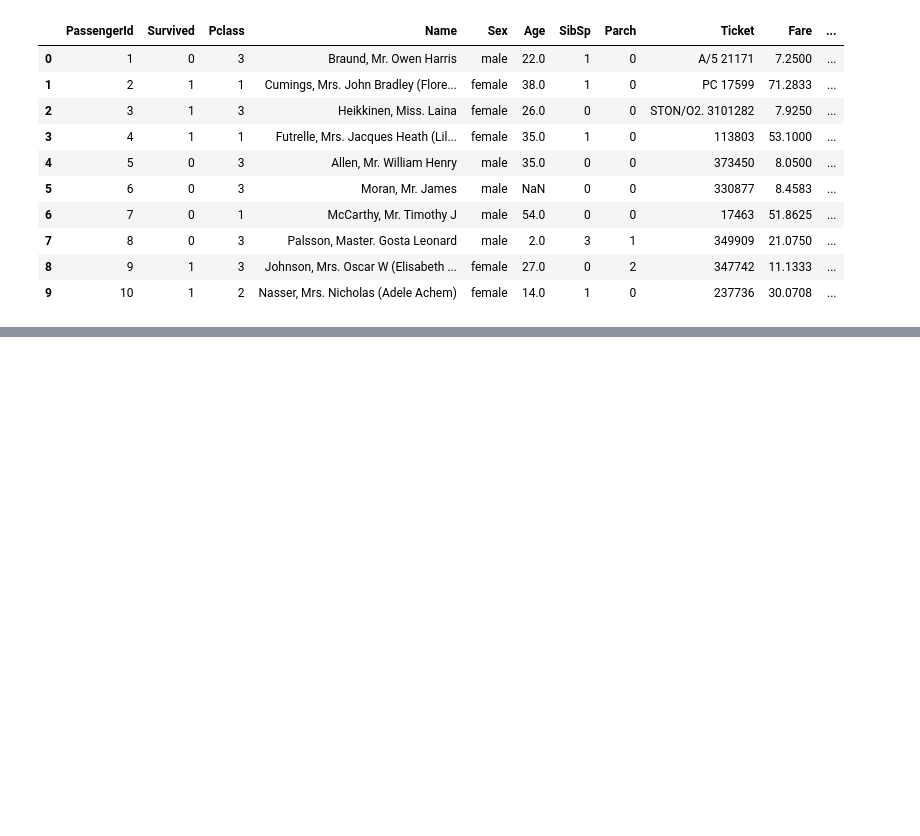
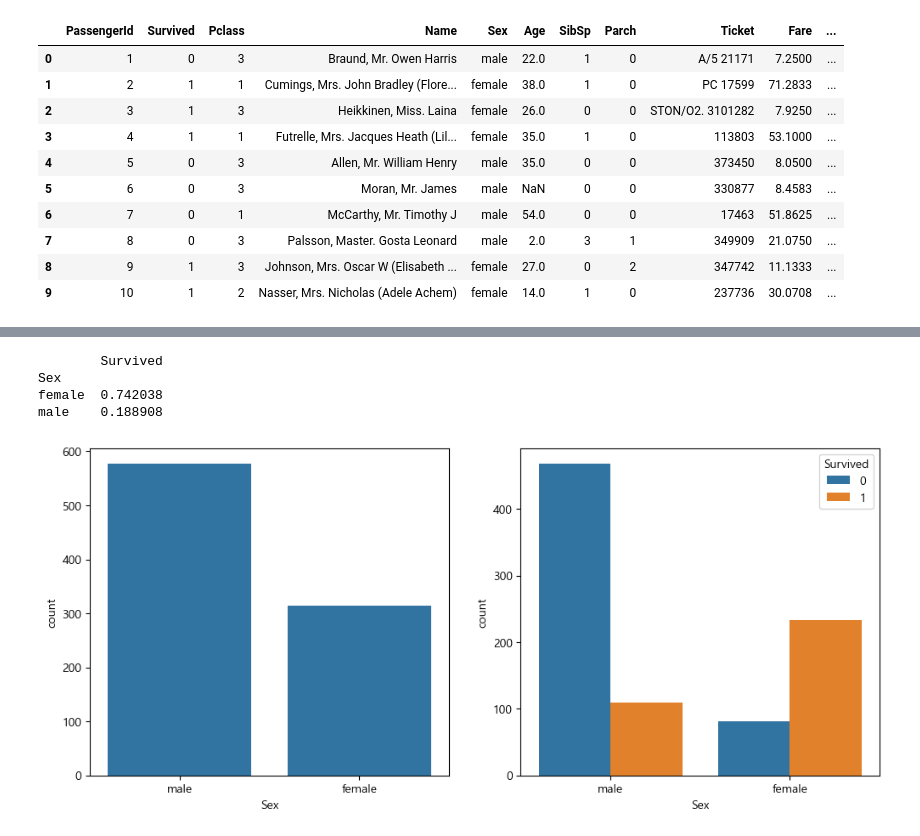
Before and after one commit to junnie082/DataAnalysisPractice, a Jupyter notebook: 데이터분석-07-16/2025-07-25/02-데이터분석-탐색적분석.ipynb, the cells around one changed output, grey strips where cells are left out. Saved outputs shown, nothing was run; the diff lists cells and outputs as text; code cells hidden in the pictures; blank space fills up the shorter version.

```diff
--- a/데이터분석-07-16/2025-07-25/02-데이터분석-탐색적분석.ipynb
+++ b/데이터분석-07-16/2025-07-25/02-데이터분석-탐색적분석.ipynb
@@ -78,0 +140,20 @@ memory usage: 83.7+ KB
+# %%
+# feature 간 관계분석
+# 성별과 생존관계
+
+fig, axes = plt.subplots(1,2,figsize=(12,5))
+sns.countplot(x="Sex", data=df_train, ax=axes[0])
+sns.countplot(x="Sex", hue="Survived", data=df_train, ax=axes[1])
+
+df_result = df_train[['Sex', 'Survived']].groupby(['Sex'], as_index=True).mean()
+print(df_result)
+
+# 분석
+# 남성의 탑승자 수가 더 많지만, 여성의 생존자 수가 더 많음을 알 수 있음
+# 남녀 성별에 따른 생존률은 74%, 18% 이다.
+# %% [output]
+        Survived
+Sex
+female  0.742038
+male    0.188908
+[figure, added]
```
Also changed, not shown: parts of 21 cells of this notebook, 16 other files.
